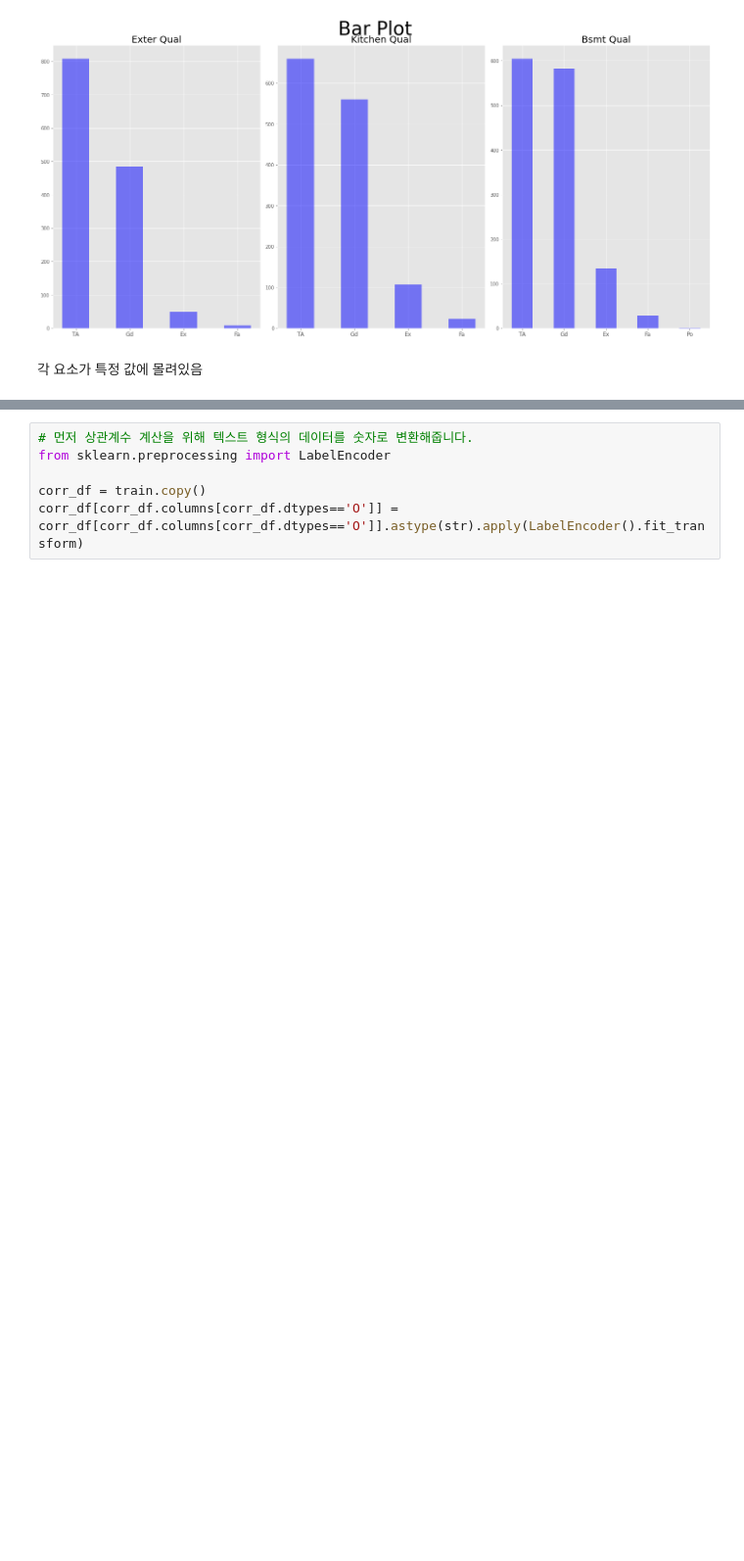
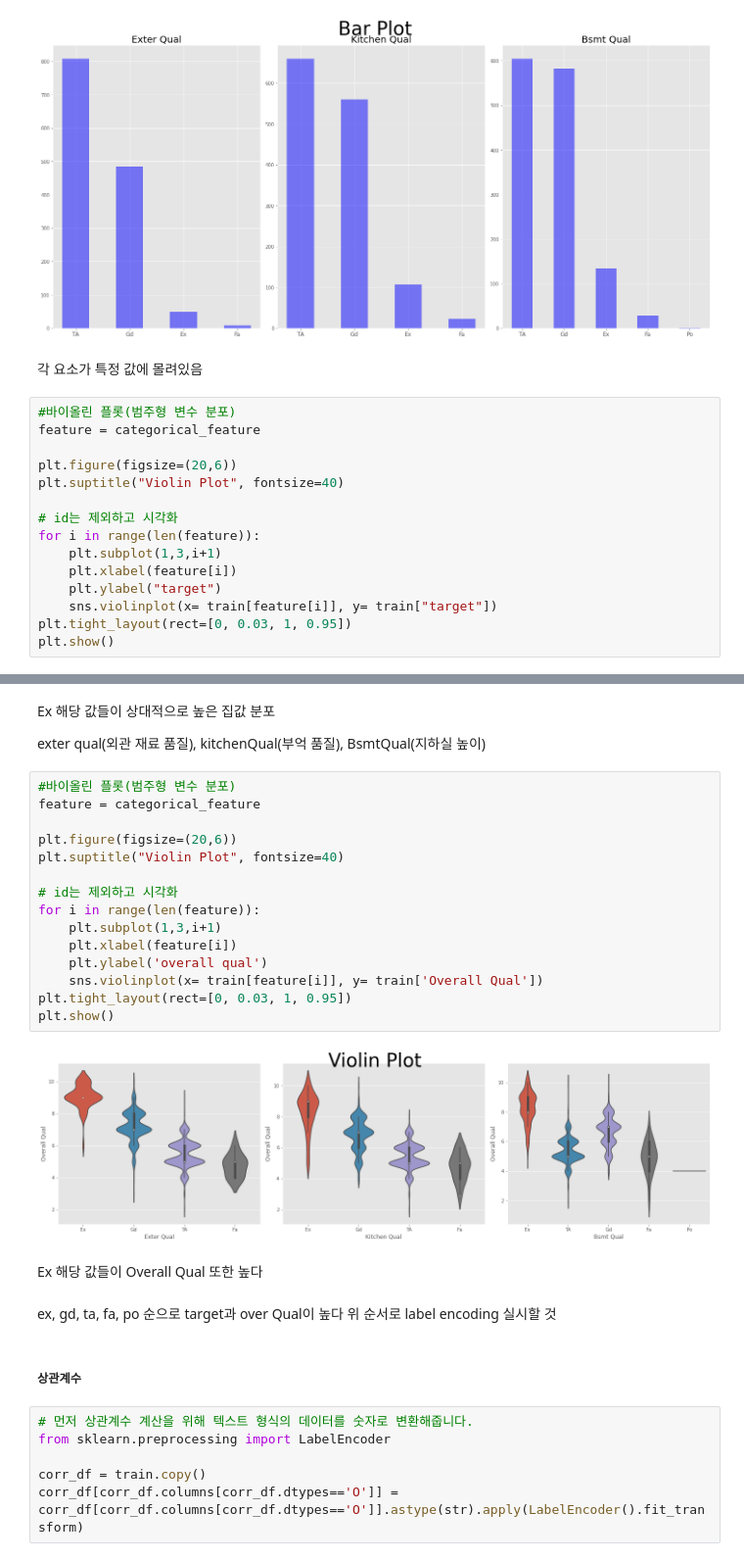
Before and after one commit to JJungEEun/dacon, a Jupyter notebook: 집값예측경진대회/집값예측경진대회.ipynb, the cells around one changed output, grey strips where cells are left out. Shown: that part at 98% size. Cells and saved outputs as stored; diff of their text form; blank space fills up the shorter version.

```diff
--- a/집값예측경진대회/집값예측경진대회.ipynb
+++ b/집값예측경진대회/집값예측경진대회.ipynb
@@ -135,3 +158,18 @@ plt.show()
 [figure]
 # %% [markdown]
 각 요소가 특정 값에 몰려있음
+# %%
+#바이올린 플롯(범주형 변수 분포)
+feature = categorical_feature
+
+plt.figure(figsize=(20,6))
+plt.suptitle("Violin Plot", fontsize=40)
+
+# id는 제외하고 시각화
+for i in range(len(feature)):
+    plt.subplot(1,3,i+1)
+    plt.xlabel(feature[i])
+    plt.ylabel("target")
+    sns.violinplot(x= train[feature[i]], y= train["target"])
+plt.tight_layout(rect=[0, 0.03, 1, 0.95])
+plt.show()
@@ -138,3 +178,31 @@ plt.show()
+# %% [markdown]
+Ex 해당 값들이 상대적으로 높은 집값 분포
+
+exter qual(외관 재료 품질), kitchenQual(부억 품질), BsmtQual(지하실 높이)
+# %%
+#바이올린 플롯(범주형 변수 분포)
+feature = categorical_feature
+
+plt.figure(figsize=(20,6))
+plt.suptitle("Violin Plot", fontsize=40)
+
+# id는 제외하고 시각화
+for i in range(len(feature)):
+    plt.subplot(1,3,i+1)
+    plt.xlabel(feature[i])
+    plt.ylabel('overall qual')
+    sns.violinplot(x= train[feature[i]], y= train['Overall Qual'])
+plt.tight_layout(rect=[0, 0.03, 1, 0.95])
+plt.show()
+# %% [output]
+[figure, added]
+# %% [markdown]
+Ex 해당 값들이 Overall Qual 또한 높다
+# %% [markdown]
+ex, gd, ta, fa, po 순으로 target과 over Qual이 높다
+위 순서로 label encoding 실시할 것
+# %% [markdown]
+##### 상관계수
 # %%
 # 먼저 상관계수 계산을 위해 텍스트 형식의 데이터를 숫자로 변환해줍니다.
 from sklearn.preprocessing import LabelEncoder
```
Also changed, not shown: parts of 61 cells of this notebook.
